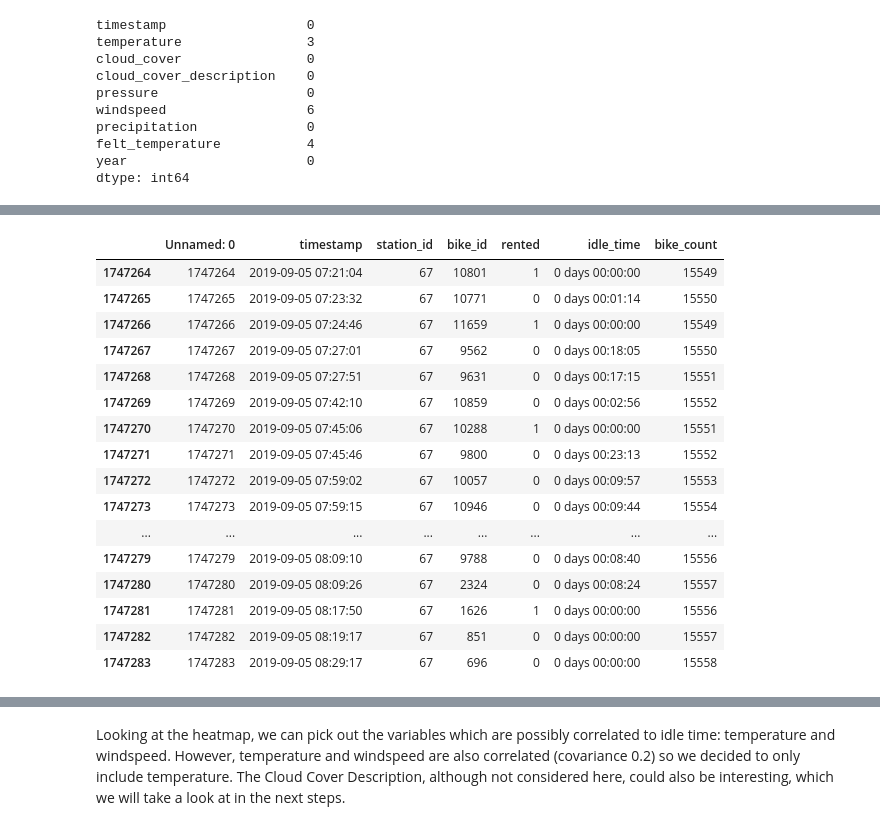
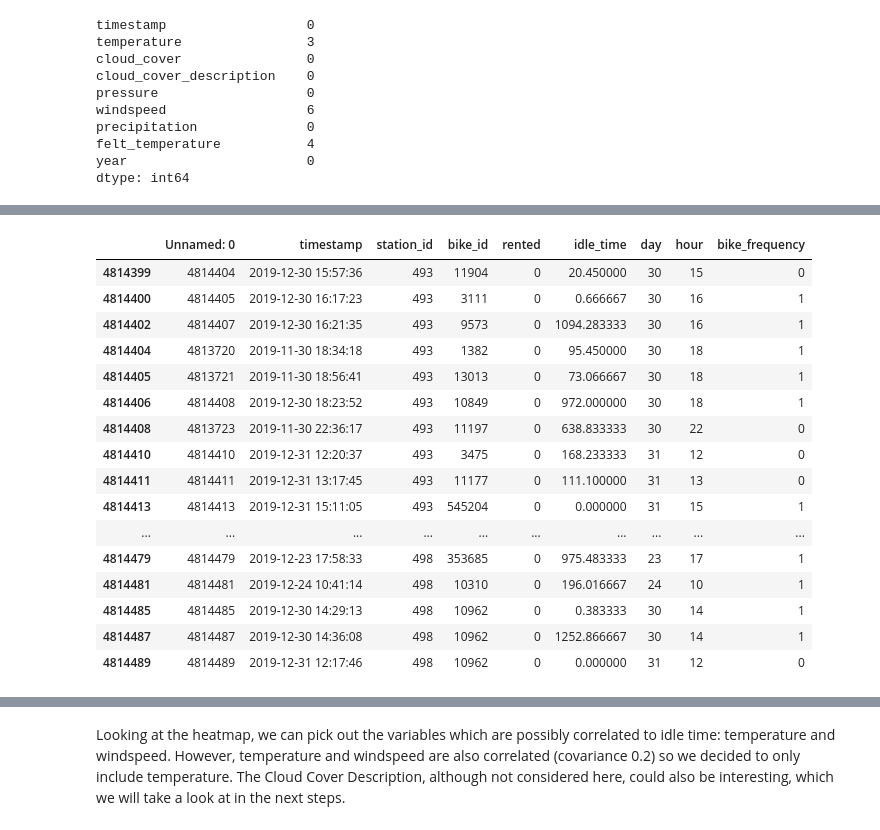
Before and after one commit to Ppkhanh/The-Learning-Machines, a Jupyter notebook: FeaturesEngineering.ipynb, the cells around one changed output, grey strips where cells are left out. Drawn from its saved outputs; the diff is of its cells as text; code cells hidden in the pictures.

```diff
--- a/FeaturesEngineering.ipynb
+++ b/FeaturesEngineering.ipynb
@@ -206,21 +205,0 @@ df_w_idle_time = bike_count(df_w_idle_time)
-# %%
-st67 =df_w_idle_time[df_w_idle_time.station_id ==67]
-st67.tail(20)
-# %% [output]
-|  | Unnamed: 0 | timestamp | station_id | bike_id | rented | idle_time | bike_count |
-| 1747264 | 1747264 | 2019-09-05 07:21:04 | 67 | 10801 | 1 | 0 days 00:00:00 | 15549 |
-| 1747265 | 1747265 | 2019-09-05 07:23:32 | 67 | 10771 | 0 | 0 days 00:01:14 | 15550 |
-| 1747266 | 1747266 | 2019-09-05 07:24:46 | 67 | 11659 | 1 | 0 days 00:00:00 | 15549 |
-| 1747267 | 1747267 | 2019-09-05 07:27:01 | 67 | 9562 | 0 | 0 days 00:18:05 | 15550 |
-| 1747268 | 1747268 | 2019-09-05 07:27:51 | 67 | 9631 | 0 | 0 days 00:17:15 | 15551 |
-| 1747269 | 1747269 | 2019-09-05 07:42:10 | 67 | 10859 | 0 | 0 days 00:02:56 | 15552 |
-| 1747270 | 1747270 | 2019-09-05 07:45:06 | 67 | 10288 | 1 | 0 days 00:00:00 | 15551 |
-| 1747271 | 1747271 | 2019-09-05 07:45:46 | 67 | 9800 | 0 | 0 days 00:23:13 | 15552 |
-| 1747272 | 1747272 | 2019-09-05 07:59:02 | 67 | 10057 | 0 | 0 days 00:09:57 | 15553 |
-| 1747273 | 1747273 | 2019-09-05 07:59:15 | 67 | 10946 | 0 | 0 days 00:09:44 | 15554 |
-| ... | ... | ... | ... | ... | ... | ... | ... |
-| 1747279 | 1747279 | 2019-09-05 08:09:10 | 67 | 9788 | 0 | 0 days 00:08:40 | 15556 |
-| 1747280 | 1747280 | 2019-09-05 08:09:26 | 67 | 2324 | 0 | 0 days 00:08:24 | 15557 |
-| 1747281 | 1747281 | 2019-09-05 08:17:50 | 67 | 1626 | 1 | 0 days 00:00:00 | 15556 |
-| 1747282 | 1747282 | 2019-09-05 08:19:17 | 67 | 851 | 0 | 0 days 00:00:00 | 15557 |
-| 1747283 | 1747283 | 2019-09-05 08:29:17 | 67 | 696 | 0 | 0 days 00:00:00 | 15558 |
@@ -230,0 +208,20 @@ df_w_idle_time.to_csv('bike_count included')
+# %%
+df_frequency.tail(50)
+# %% [output]
+|  | Unnamed: 0 | timestamp | station_id | bike_id | rented | idle_time | day | hour | bike_frequency |
+| 4814399 | 4814404 | 2019-12-30 15:57:36 | 493 | 11904 | 0 | 20.450000 | 30 | 15 | 0 |
+| 4814400 | 4814405 | 2019-12-30 16:17:23 | 493 | 3111 | 0 | 0.666667 | 30 | 16 | 1 |
+| 4814402 | 4814407 | 2019-12-30 16:21:35 | 493 | 9573 | 0 | 1094.283333 | 30 | 16 | 1 |
+| 4814404 | 4813720 | 2019-11-30 18:34:18 | 493 | 1382 | 0 | 95.450000 | 30 | 18 | 1 |
+| 4814405 | 4813721 | 2019-11-30 18:56:41 | 493 | 13013 | 0 | 73.066667 | 30 | 18 | 1 |
+| 4814406 | 4814408 | 2019-12-30 18:23:52 | 493 | 10849 | 0 | 972.000000 | 30 | 18 | 1 |
+| 4814408 | 4813723 | 2019-11-30 22:36:17 | 493 | 11197 | 0 | 638.833333 | 30 | 22 | 0 |
+| 4814410 | 4814410 | 2019-12-31 12:20:37 | 493 | 3475 | 0 | 168.233333 | 31 | 12 | 0 |
+| 4814411 | 4814411 | 2019-12-31 13:17:45 | 493 | 11177 | 0 | 111.100000 | 31 | 13 | 0 |
+| 4814413 | 4814413 | 2019-12-31 15:11:05 | 493 | 545204 | 0 | 0.000000 | 31 | 15 | 1 |
+| ... | ... | ... | ... | ... | ... | ... | ... | ... | ... |
+| 4814479 | 4814479 | 2019-12-23 17:58:33 | 498 | 353685 | 0 | 975.483333 | 23 | 17 | 1 |
+| 4814481 | 4814481 | 2019-12-24 10:41:14 | 498 | 10310 | 0 | 196.016667 | 24 | 10 | 1 |
+| 4814485 | 4814485 | 2019-12-30 14:29:13 | 498 | 10962 | 0 | 0.383333 | 30 | 14 | 1 |
+| 4814487 | 4814487 | 2019-12-30 14:36:08 | 498 | 10962 | 0 | 1252.866667 | 30 | 14 | 1 |
+| 4814489 | 4814489 | 2019-12-31 12:17:46 | 498 | 10962 | 0 | 0.000000 | 31 | 12 | 0 |
```
Also changed, not shown: parts of 43 cells of this notebook, 2 other files.
